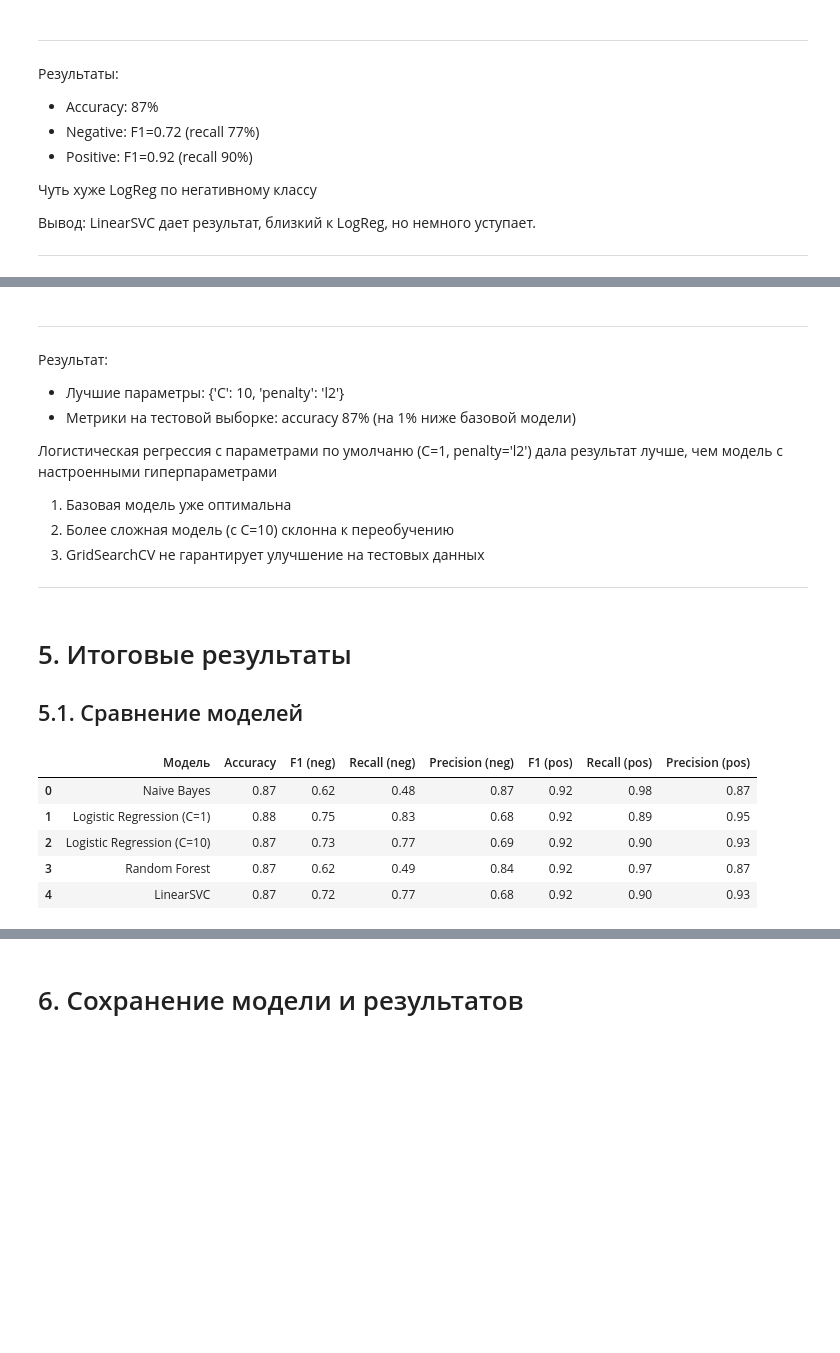
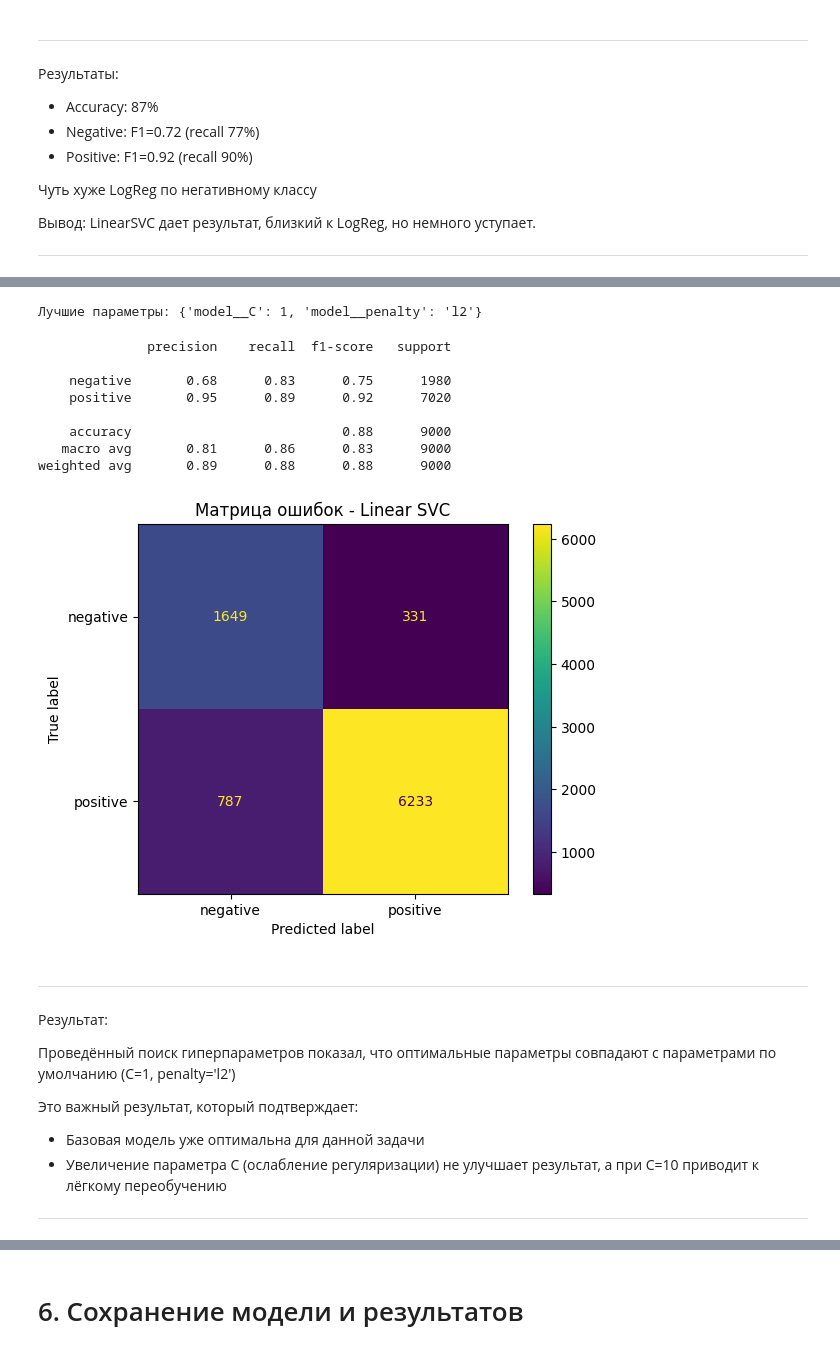
Before and after one commit to weefce/data-science-portfolio, a Jupyter notebook: 03_amazon_reviews_sentiment/notebook/amazon_reviews_sentiment.ipynb, the cells around one changed output, grey strips where cells are left out. Cells and saved outputs as stored; diff of their text form; code cells hidden in the pictures; blank space fills up the shorter version.

```diff
--- a/03_amazon_reviews_sentiment/notebook/amazon_reviews_sentiment.ipynb
+++ b/03_amazon_reviews_sentiment/notebook/amazon_reviews_sentiment.ipynb
@@ -680,6 +641,6 @@ weighted avg       0.88      0.87      0.87      9000
 from sklearn.model_selection import GridSearchCV
 # %%
 param_grid = {
-    'penalty':['l1', 'l2'],
-    'C': [0.1, 1, 10, 100]
+    'model__penalty':['l1', 'l2'],
+    'model__C': [0.1, 1, 10, 100]
 }
@@ -688,5 +647,8 @@ log_model = LogisticRegression(max_iter=1000, class_weight='balanced')
 # %%
 grid_model = GridSearchCV(
-    estimator=log_model,
+    estimator=pipeline_log_model,
     param_grid=param_grid,
+    cv=5,
+    scoring='f1_macro',
+    n_jobs=-1
 )
@@ -708,0 +655,2 @@ print("Лучшие параметры:", grid_model.best_params_)
+# %%
+grid_model.fit(X_train, y_train)
@@ -709,17 +675,31 @@ print("Лучшие параметры:", grid_model.best_params_)
+# %%
+print(f'Лучшие параметры: {grid_model.best_params_}')
+# %% [output]
+Лучшие параметры: {'model__C': 1, 'model__penalty': 'l2'}
+# %%
+grid_model.fit(X_train, y_train)
+pred_grid_model = grid_model.predict(X_test)
+print(classification_report(y_test, pred_grid_model))
+ConfusionMatrixDisplay.from_predictions(y_test, pred_grid_model)
+plt.title('Матрица ошибок - Linear SVC');
+# %% [output]
+              precision    recall  f1-score   support
+
+    negative       0.68      0.83      0.75      1980
+    positive       0.95      0.89      0.92      7020
+
+    accuracy                           0.88      9000
+   macro avg       0.81      0.86      0.83      9000
+weighted avg       0.89      0.88      0.88      9000
+[figure, added]
 # %% [markdown]
 ---
 Результат:
 
-- Лучшие параметры: {'C': 10, 'penalty': 'l2'}
-- Метрики на тестовой выборке: accuracy 87% (на 1% ниже базовой модели)
+Проведённый поиск гиперпараметров показал, что оптимальные параметры совпадают с параметрами по умолчанию (C=1, penalty='l2')
 
-Логистическая регрессия с параметрами по умолчаню (C=1, penalty='l2') дала результат лучше, чем модель с настроенными гиперпараметрами
-
-1. Базовая модель уже оптимальна
-2. Более сложная модель (с C=10) склонна к переобучению
-3. GridSearchCV не гарантирует улучшение на тестовых данных
+Это важный результат, который подтверждает:
+- Базовая модель уже оптимальна для данной задачи
+- Увеличение параметра C (ослабление регуляризации) не улучшает результат, а при C=10 приводит к лёгкому переобучению
 
 ---
-# %% [markdown]
-# 5. Итоговые результаты
-## 5.1. Сравнение моделей
@@ -742,9 +705,0 @@ results_df = pd.DataFrame({
-# %%
-results_df
-# %% [output]
-|  | Модель | Accuracy | F1 (neg) | Recall (neg) | Precision (neg) | F1 (pos) | Recall (pos) | Precision (pos) |
-| 0 | Naive Bayes | 0.87 | 0.62 | 0.48 | 0.87 | 0.92 | 0.98 | 0.87 |
-| 1 | Logistic Regression (С=1) | 0.88 | 0.75 | 0.83 | 0.68 | 0.92 | 0.89 | 0.95 |
-| 2 | Logistic Regression (C=10) | 0.87 | 0.73 | 0.77 | 0.69 | 0.92 | 0.90 | 0.93 |
-| 3 | Random Forest | 0.87 | 0.62 | 0.49 | 0.84 | 0.92 | 0.97 | 0.87 |
-| 4 | LinearSVC | 0.87 | 0.72 | 0.77 | 0.68 | 0.92 | 0.90 | 0.93 |
```
Also changed, not shown: parts of 61 cells of this notebook, 4 other files.
